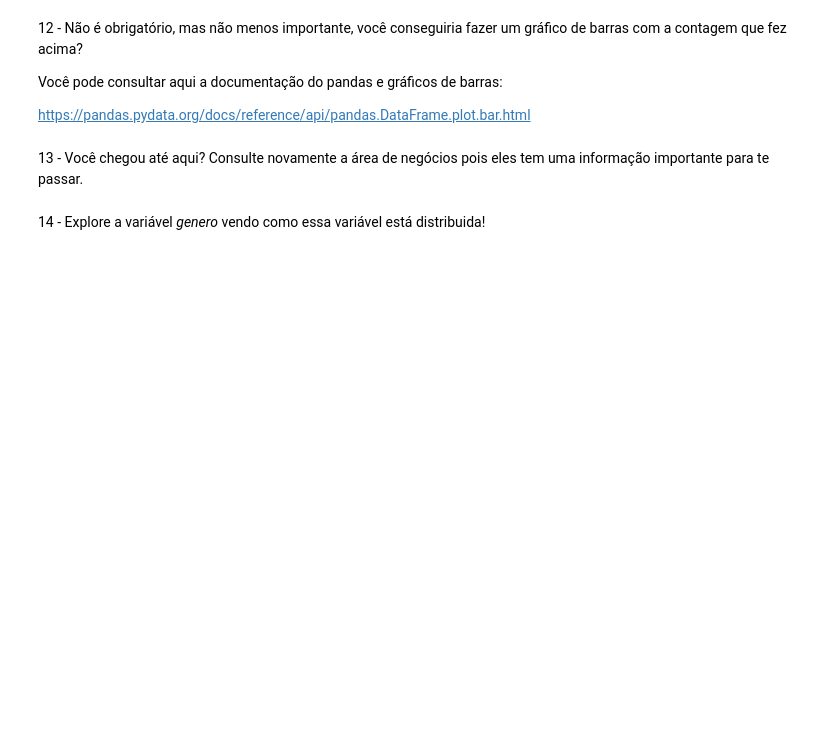
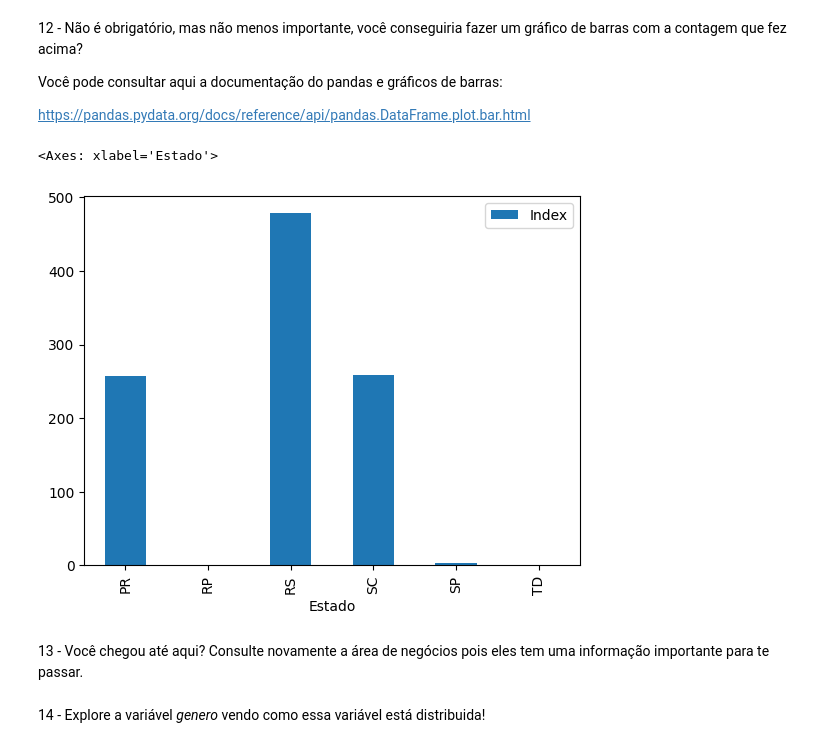
Before and after one commit to ceska68/Exercicios, a Jupyter notebook: Desafio_5_Limpando_um_dataset_.ipynb, the cells around one changed output. Saved outputs shown, nothing was run; the diff lists cells and outputs as text; code cells hidden in the pictures; blank space fills up the shorter version.

```diff
--- a/Desafio_5_Limpando_um_dataset_.ipynb
+++ b/Desafio_5_Limpando_um_dataset_.ipynb
@@ -28,4 +35,6 @@ Data:
 # %% [markdown]
 2 - para trabalhar com os dados você precisa trazê-los para o Python. Faça isso:
+# %%
+df = pd.read_csv('Churn.csv', delimiter=";")
 # %% [markdown]
 3 - agora que você trouxe os dados para o mundo maravilhoso do Python, visualize algumas linhas desse conjunto de dados, afinal você precisa conhecer esses dados não é?!!
@@ -41,5 +59,9 @@ Faça isso! Lembre-se que no dia-dia de trabalho você terá contato com várias
 Consulte um tutor, abra um ticket!!( ele é a sua área de negócios hoje!!) e peça a para ele te ajudar a identificar nome das colunas desse dataset!
 # %% [markdown]
 6 - Agora que você tem os nomes das colunas, dê os nomes correspondentes:
+# %%
+df.rename(columns={'X0': 'Index', 'X1': 'Score', 'X2': 'Estado', 'X2': 'Estado', 'X2': 'Estado',
+                   'X3': 'Genero', 'X4': 'Idade', 'X4.1': 'X5', 'X6': 'X6', 'X7': 'X7',
+                   'X8': 'X8', 'X9': 'X9', 'X10': 'X10', 'X11': 'X11'}, inplace=True)
 # %% [markdown]
 7 - visualize novamente algumas linhas do seu conjunto de dados
@@ -59,6 +136,11 @@ Disto isso vamos explorar as variáveis categóricas:
 Você pode consultar aqui a documentação do pandas e gráficos de barras:
 
 https://pandas.pydata.org/docs/reference/api/pandas.DataFrame.plot.bar.html
+# %%
+df.groupby(['Estado'])[['Index']].count().plot(kind='bar')
+# %% [output]
+<Axes: xlabel='Estado'>
+[figure, added]
 # %% [markdown]
 13 - Você chegou até aqui? Consulte novamente a área de negócios pois eles tem uma informação importante para te passar.
 # %% [markdown]
```
Also changed, not shown: parts of 19 cells of this notebook.
